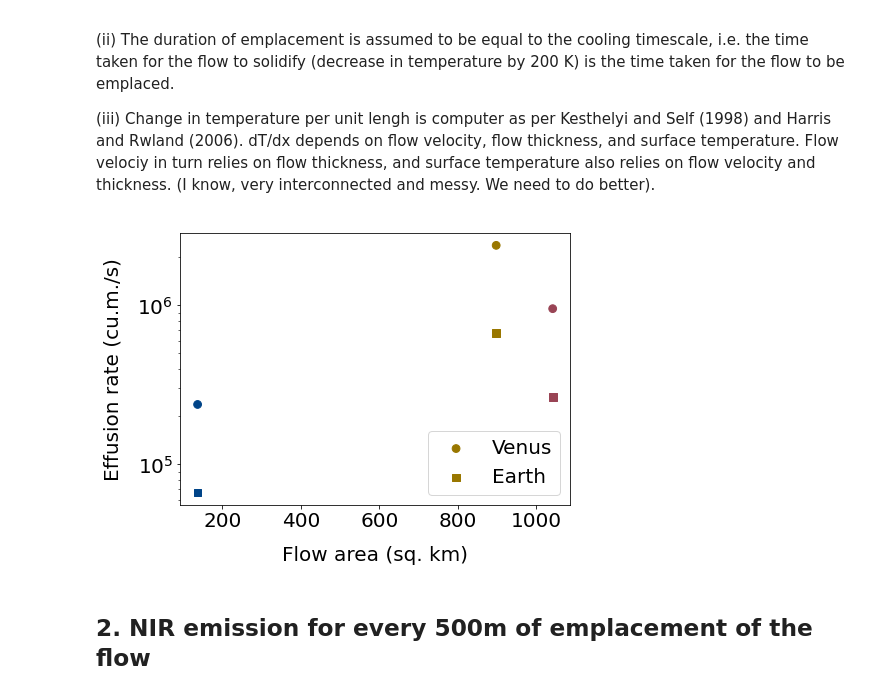
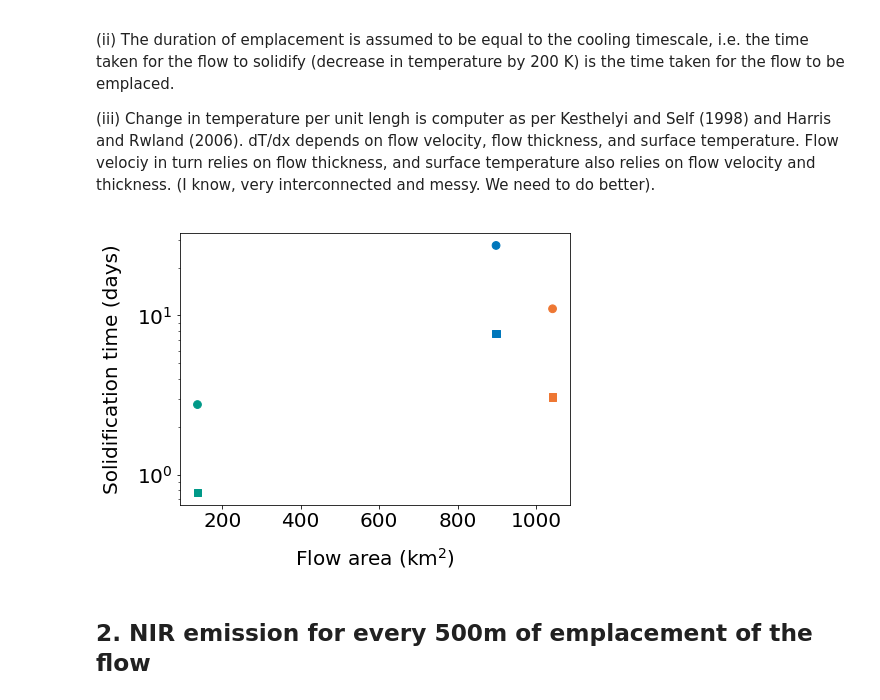
Before and after one commit to iganache/lavatherm1D, a Jupyter notebook: flow_advancement_cooling.ipynb, the cells around one changed output. Drawn from its saved outputs; the diff is of its cells as text; code cells hidden in the pictures.

```diff
--- a/flow_advancement_cooling.ipynb
+++ b/flow_advancement_cooling.ipynb
@@ -105,29 +105,35 @@ for i in range(len(flows_df)):
     flows_df.iloc[i]["vel_avg_e"] = flows_df.iloc[i]["E_e"] / flows_df.iloc[i]["width"] / h
 # %%
 xfield = flows_df["area_plan"]/1e6
-xlabel = "Flow area (sq. km)"
-ylabel = "Effusion rate (cu.m./s)"
+# xlabel = "Flow area (km$^2$)"
+# ylabel = "Effusion rate (m$^3$ s$^{-1}$)"
+xlabel = "Flow area (km$^2$)"
+ylabel = "Solidification time (days)"
 fs = 20
 colors = ["#997700", "#994455", "#004488"]
+colors = ["#0077bb", "#ee7733", "#009988"] #, "#66ccee", "#ee3377"]
 
 
 fig, ax = plt.subplots(1,1)
 fig.set_size_inches(7, 5)
 
-ax.scatter(xfield, flows_df["tcool"], s = 60, color = colors, label = "Venus")
-ax.scatter(xfield, flows_df["tcool_e"], s = 60, color = colors, marker = "s", label = "Earth")
+# ax.scatter(xfield, flows_df["E"], s = 60, color = colors, label = "Venus")
+# ax.scatter(xfield, flows_df["E_e"], s = 60, color = colors, marker = "s", label = "Earth")
+
+ax.scatter(xfield, flows_df["tcool"]/24/3600, s = 60, color = colors, label = "Venus")
+ax.scatter(xfield, flows_df["tcool_e"]/24/3600, s = 60, color = colors, marker = "s", label = "Earth")
 
 ax.set_xlabel(xlabel, fontsize = fs)
 ax.set_ylabel(ylabel, fontsize = fs)
 ax.tick_params(axis="both", which="major", labelsize=fs)
-plt.legend(fontsize=fs, loc=4)
+# plt.legend(fontsize=fs, loc=4)
 ax.xaxis.labelpad = 15
 ax.yaxis.labelpad = 15
 plt.semilogy()
-# plt.savefig("eff.png", bbox_inches='tight')
+plt.savefig("time.png", bbox_inches='tight')
 plt.show()
 # %% [output]
-[figure, old version]
+[figure, new version]
 # %% [markdown]
 ## <b>2. NIR emission for every 500m of emplacement of the flow </b>
 # %%
```
Also changed, not shown: parts of 2 cells of this notebook, 15 other files.
